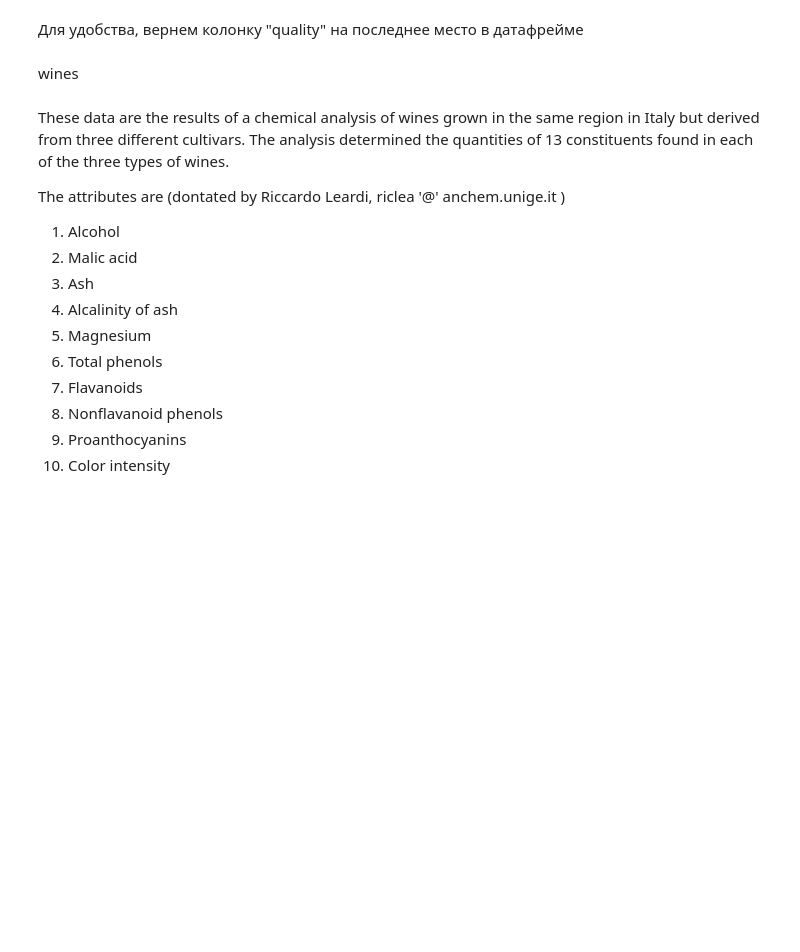
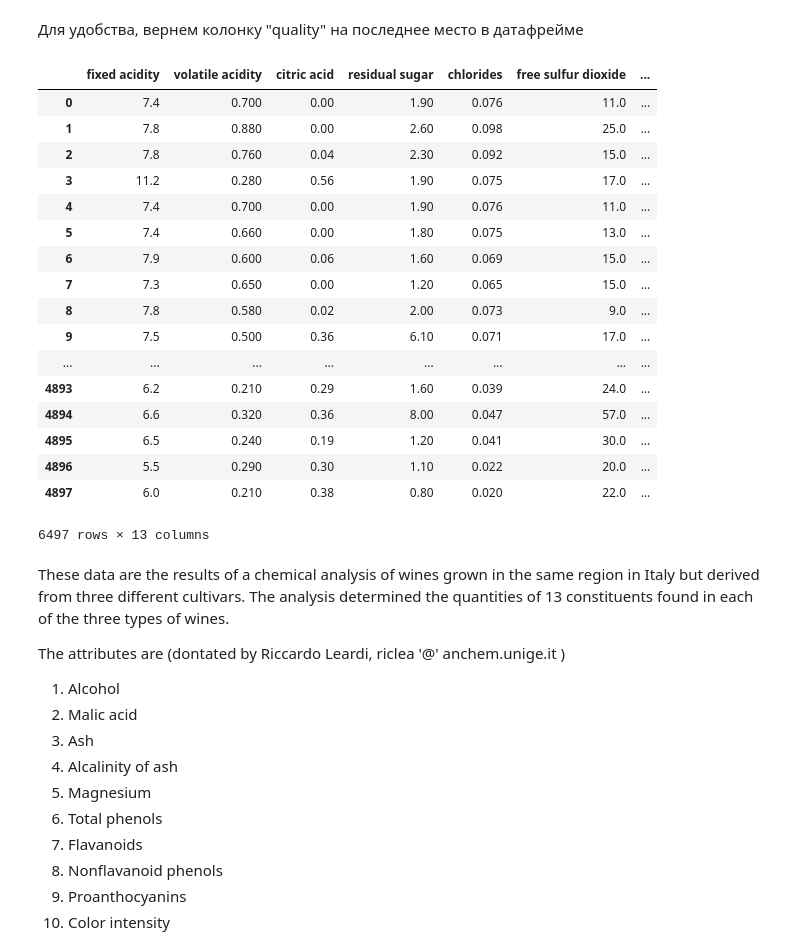
Before and after one commit to alexbukata/ModernDataAnylisis, a Jupyter notebook: wines/wine_quality.ipynb, the cells around one changed output. Drawn from its saved outputs; the diff is of its cells as text; code cells hidden in the pictures; blank space fills up the shorter version.

```diff
--- a/wines/wine_quality.ipynb
+++ b/wines/wine_quality.ipynb
@@ -19,8 +19,27 @@ wines = pd.concat([red_wines, white_wines])
 columns = wines.columns.tolist()
 columns = columns[:-2] + [columns[-1]] + [columns[-2]]
 wines = wines[columns]
-# %% [markdown]
-wines
+# %%
+wines
+# %% [output]
+|  | fixed acidity | volatile acidity | citric acid | residual sugar | chlorides | free sulfur dioxide | ... |
+| 0 | 7.4 | 0.700 | 0.00 | 1.90 | 0.076 | 11.0 | ... |
+| 1 | 7.8 | 0.880 | 0.00 | 2.60 | 0.098 | 25.0 | ... |
+| 2 | 7.8 | 0.760 | 0.04 | 2.30 | 0.092 | 15.0 | ... |
+| 3 | 11.2 | 0.280 | 0.56 | 1.90 | 0.075 | 17.0 | ... |
+| 4 | 7.4 | 0.700 | 0.00 | 1.90 | 0.076 | 11.0 | ... |
+| 5 | 7.4 | 0.660 | 0.00 | 1.80 | 0.075 | 13.0 | ... |
+| 6 | 7.9 | 0.600 | 0.06 | 1.60 | 0.069 | 15.0 | ... |
+| 7 | 7.3 | 0.650 | 0.00 | 1.20 | 0.065 | 15.0 | ... |
+| 8 | 7.8 | 0.580 | 0.02 | 2.00 | 0.073 | 9.0 | ... |
+| 9 | 7.5 | 0.500 | 0.36 | 6.10 | 0.071 | 17.0 | ... |
+| ... | ... | ... | ... | ... | ... | ... | ... |
+| 4893 | 6.2 | 0.210 | 0.29 | 1.60 | 0.039 | 24.0 | ... |
+| 4894 | 6.6 | 0.320 | 0.36 | 8.00 | 0.047 | 57.0 | ... |
+| 4895 | 6.5 | 0.240 | 0.19 | 1.20 | 0.041 | 30.0 | ... |
+| 4896 | 5.5 | 0.290 | 0.30 | 1.10 | 0.022 | 20.0 | ... |
+| 4897 | 6.0 | 0.210 | 0.38 | 0.80 | 0.020 | 22.0 | ... |
+6497 rows × 13 columns
 # %% [markdown]
 These data are the results of a chemical analysis of wines grown in the same region in Italy but derived from three different cultivars. The analysis determined the quantities of 13 constituents found in each of the three types of wines.
 
```
Also changed, not shown: parts of 1 cell of this notebook, 3 other files.
